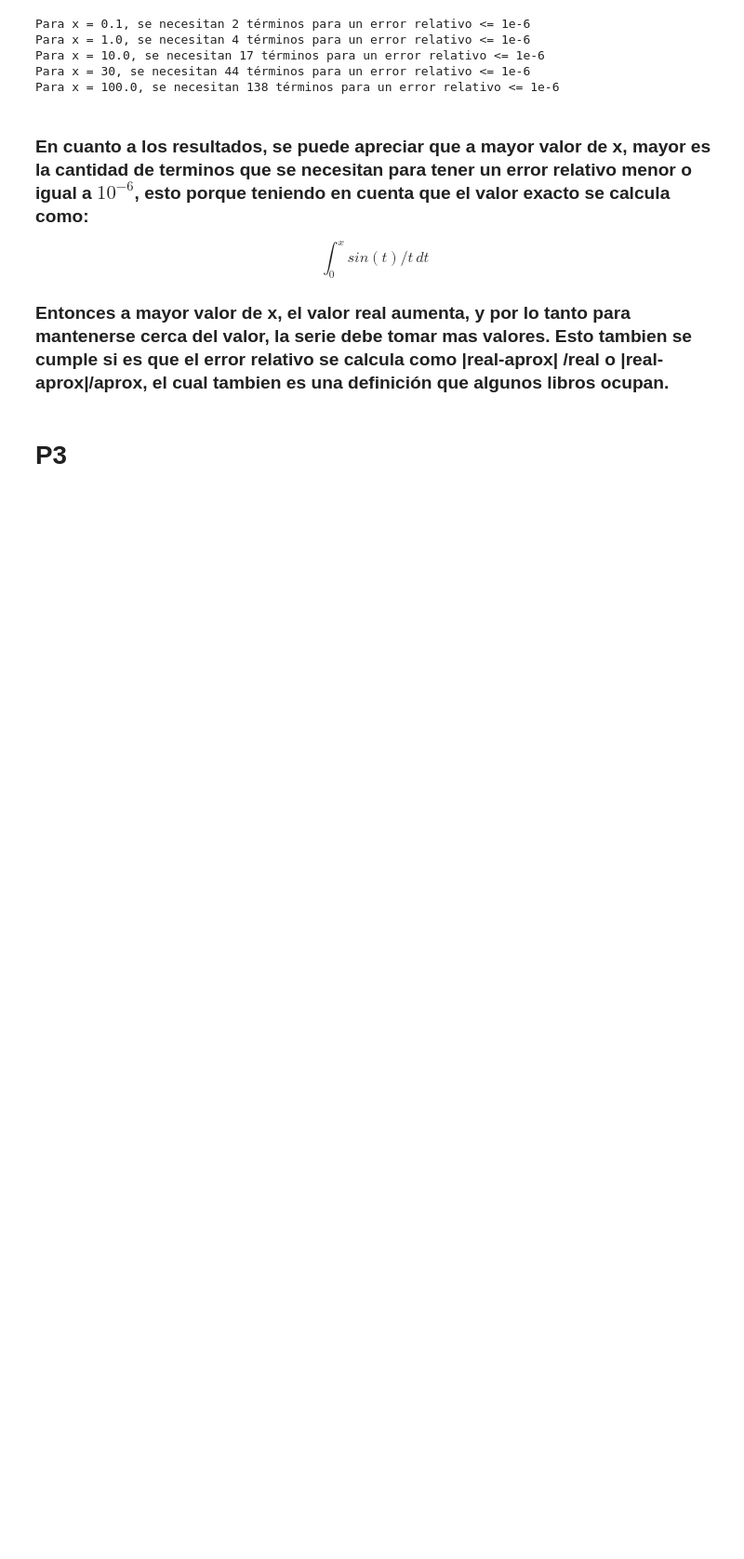
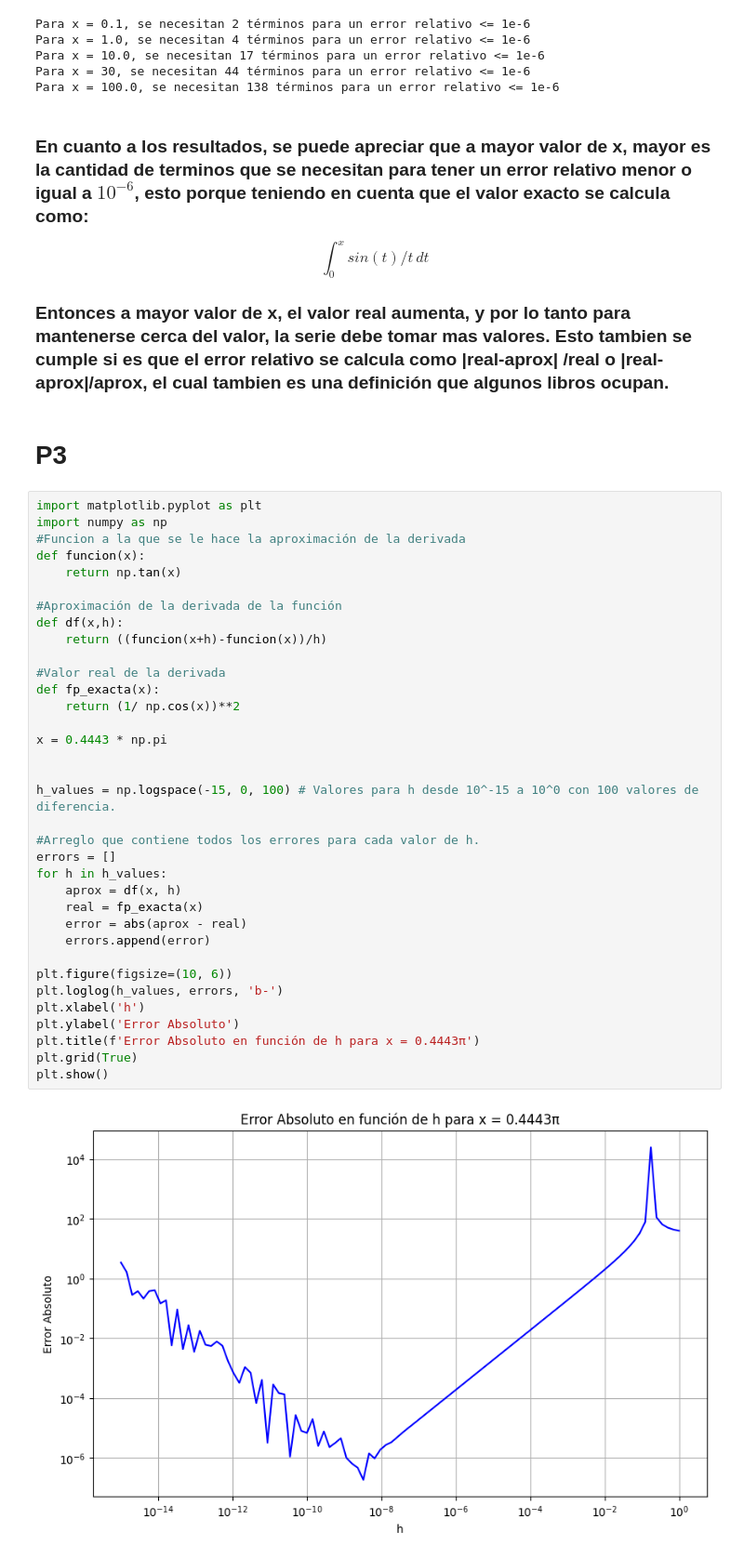
Before and after one commit to gitonina/Numerical-Methods-in-Engineering, a Jupyter notebook: Tareas/Tarea1/tarea1.ipynb, the cells around one changed output. Shown at 93% size. Cells and saved outputs as stored; diff of their text form; blank space fills up the shorter version.

```diff
--- a/Tareas/Tarea1/tarea1.ipynb
+++ b/Tareas/Tarea1/tarea1.ipynb
@@ -99,3 +99,40 @@ $$
 ### Entonces a mayor valor de x, el valor real aumenta, y por lo tanto para mantenerse cerca del valor, la serie debe tomar mas valores. Esto tambien se cumple si es que el error relativo se calcula como |real-aprox| /real o |real-aprox|/aprox, el cual tambien es una definición que algunos libros ocupan.
 # %% [markdown]
 # P3
+# %%
+import matplotlib.pyplot as plt
+import numpy as np
+#Funcion a la que se le hace la aproximación de la derivada
+def funcion(x):
+    return np.tan(x)
+
+#Aproximación de la derivada de la función
+def df(x,h):
+    return ((funcion(x+h)-funcion(x))/h)
+
+#Valor real de la derivada
+def fp_exacta(x):
+    return (1/ np.cos(x))**2
+
+x = 0.4443 * np.pi
+
+
+h_values = np.logspace(-15, 0, 100) # Valores para h desde 10^-15 a 10^0 con 100 valores de diferencia.
+
+#Arreglo que contiene todos los errores para cada valor de h.
+errors = []
+for h in h_values:
+    aprox = df(x, h)
+    real = fp_exacta(x)
+    error = abs(aprox - real)
+    errors.append(error)
+
+plt.figure(figsize=(10, 6))
+plt.loglog(h_values, errors, 'b-')
+plt.xlabel('h')
+plt.ylabel('Error Absoluto')
+plt.title(f'Error Absoluto en función de h para x = 0.4443π')
+plt.grid(True)
+plt.show()
+# %% [output]
+[figure, added]
```
